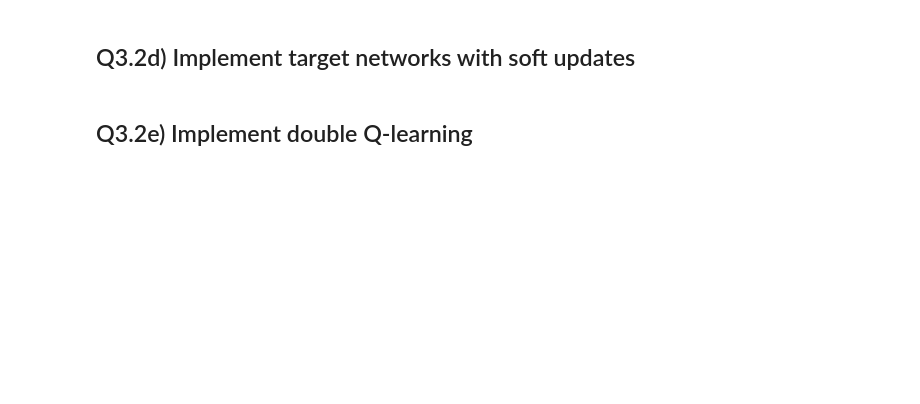
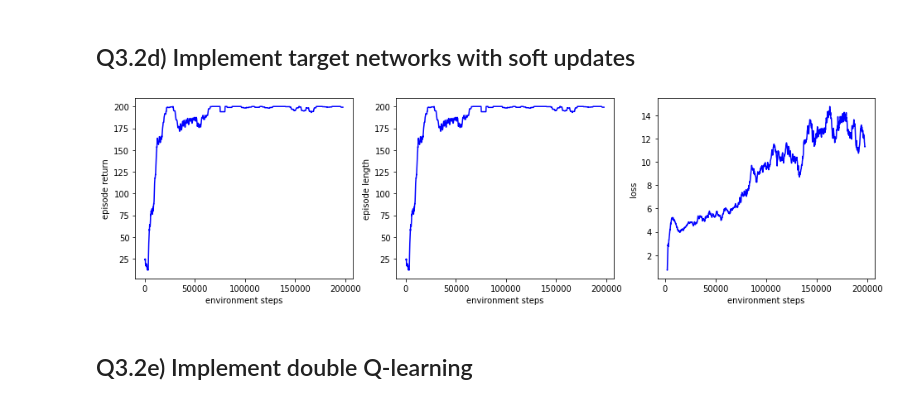
Before and after one commit to Veikko-Saikkonen/delft-deep-reinforcement-learning, a Jupyter notebook: Assignment3_2.ipynb, the cells around one changed output. Saved outputs shown, nothing was run; the diff lists cells and outputs as text; code cells hidden in the pictures; blank space fills up the shorter version.

```diff
--- a/Assignment3_2.ipynb
+++ b/Assignment3_2.ipynb
@@ -836,34 +852,49 @@ experiment.plot_training()
 #        Make sure all other parameters maintain the old functionality.
 #        Hint: you can iterate through model.parameters()
 class QLearnerSoftTarget (QLearnerHardTarget):
     def __init__(self, model, params={}):
         super().__init__(model, params)
         self.target_update = params.get('target_update', 'soft')
         self.soft_target_update_param = params.get('soft_target_update_param', 0.1)
 
-    # YOUR CODE HERE!!!
+    def target_model_update(self):
+        """ This function updates the target network. No target network is implemented yet. """
+        self.target_update_calls += 1
+        if self.target_update_calls % self.target_update_interval == 0:
+            eta = self.soft_target_update_param
+
+            self.target_model.load_state_dict(self.model.state_dict())
+
+            for p,m in zip(self.target_model.parameters(),self.model.parameters()):
+                newvalue = (1-eta)*p + (eta)*m
+                p.copy_(newvalue.detach().clone())
+                p.requires_grad = False
+
+        return self.target_model
 
 
 # Executing this code-block defines a new experiment
 params = default_params()
 params['max_steps'] = int(2E5)
 params['target_model'] = True
 params['target_update'] = 'soft'
 params['soft_target_update_param'] = 0.01
 env = gym.make(params['env'])
 n_actions, state_dim = env.action_space.n, env.observation_space.shape[0]
 model = th.nn.Sequential(th.nn.Linear(state_dim, 128), th.nn.ReLU(),
                          th.nn.Linear(128, 512), th.nn.ReLU(),
                          th.nn.Linear(512, 128), th.nn.ReLU(),
                          th.nn.Linear(128, n_actions))
 experiment = DQNExperiment(params, model, learner=QLearnerSoftTarget(model, params))
 
 # Re-executing this code-block picks up the experiment where you left off
 try:
     experiment.run()
 except KeyboardInterrupt:
     experiment.close()
 experiment.plot_training()
+# %% [output]
+[figure, added]
 # %% [markdown]
 ## Q3.2e) Implement double Q-learning <a id=q5></a>
 # %%
```
Also changed, not shown: parts of 8 cells of this notebook.
